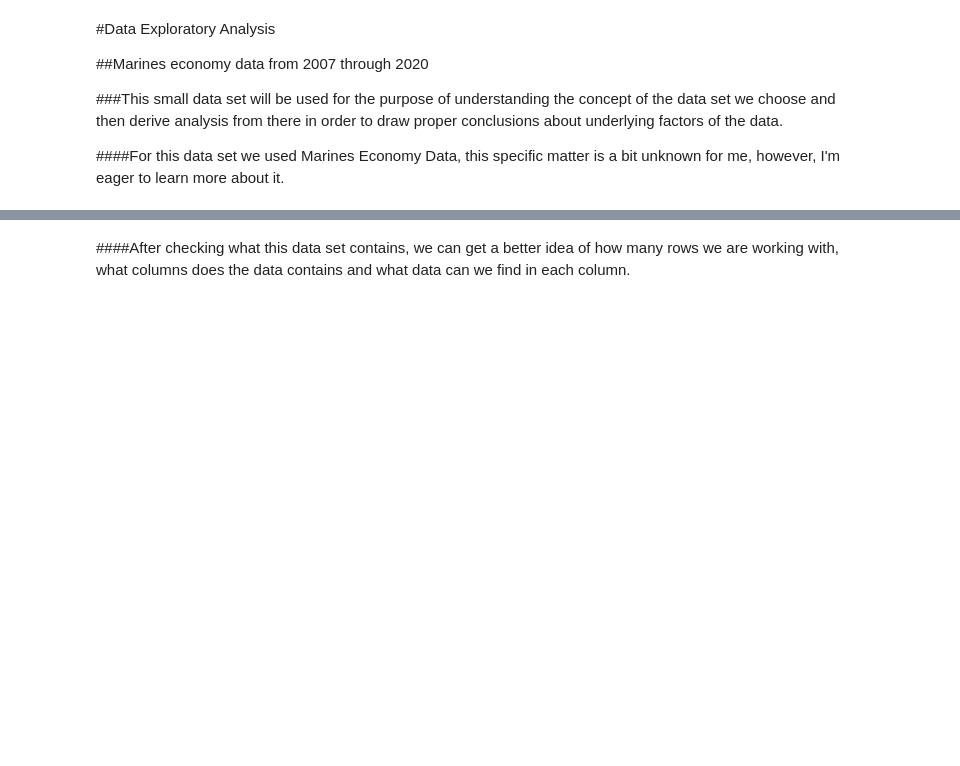
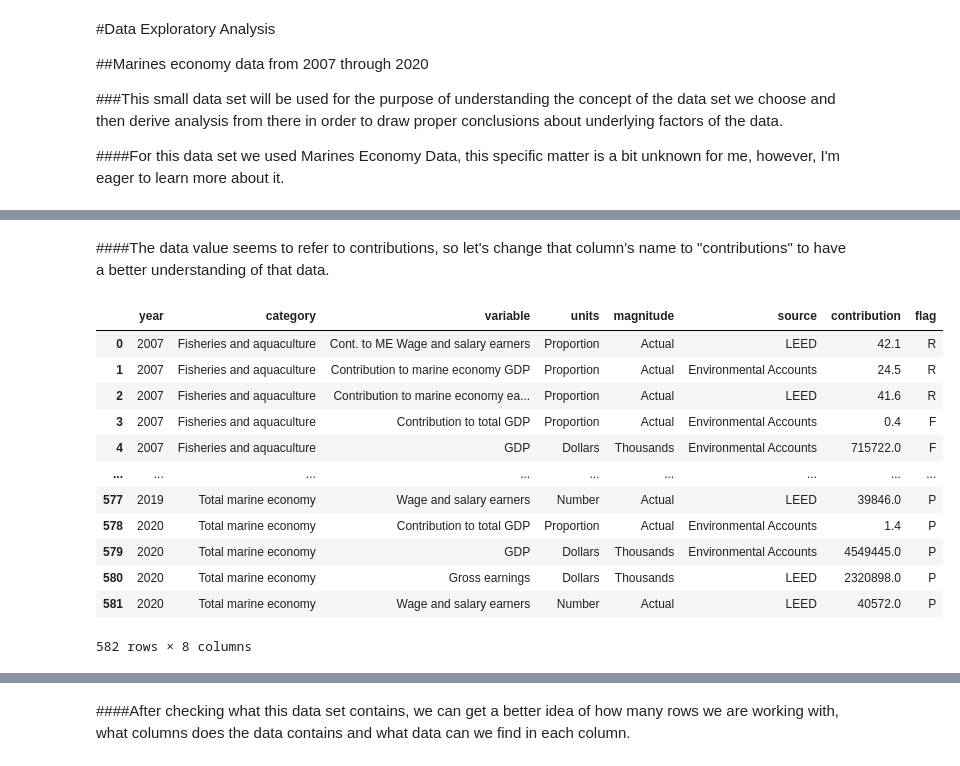
Before and after one commit to Pav-gm/Python_Projects, a Jupyter notebook: DEA_marines.ipynb, the cells around one changed output, grey strips where cells are left out. Cells and saved outputs as stored; diff of their text form; code cells hidden in the pictures; blank space fills up the shorter version.

```diff
--- a/DEA_marines.ipynb
+++ b/DEA_marines.ipynb
@@ -31,6 +30,25 @@ import_data
 | 580 | 2020 | Total marine economy | Gross earnings | Dollars | Thousands | LEED | 2320898.0 | P |
 | 581 | 2020 | Total marine economy | Wage and salary earners | Number | Actual | LEED | 40572.0 | P |
 582 rows × 8 columns
+# %% [markdown]
+####The data value seems to refer to contributions, so let's change that column's name to "contributions" to have a better understanding of that data.
+# %%
+MarinesData = import_data.rename(columns={"data_value":"contribution"})
+MarinesData
+# %% [output]
+|  | year | category | variable | units | magnitude | source | contribution | flag |
+| 0 | 2007 | Fisheries and aquaculture | Cont. to ME Wage and salary earners | Proportion | Actual | LEED | 42.1 | R |
+| 1 | 2007 | Fisheries and aquaculture | Contribution to marine economy GDP | Proportion | Actual | Environmental Accounts | 24.5 | R |
+| 2 | 2007 | Fisheries and aquaculture | Contribution to marine economy ea... | Proportion | Actual | LEED | 41.6 | R |
+| 3 | 2007 | Fisheries and aquaculture | Contribution to total GDP | Proportion | Actual | Environmental Accounts | 0.4 | F |
+| 4 | 2007 | Fisheries and aquaculture | GDP | Dollars | Thousands | Environmental Accounts | 715722.0 | F |
+| ... | ... | ... | ... | ... | ... | ... | ... | ... |
+| 577 | 2019 | Total marine economy | Wage and salary earners | Number | Actual | LEED | 39846.0 | P |
+| 578 | 2020 | Total marine economy | Contribution to total GDP | Proportion | Actual | Environmental Accounts | 1.4 | P |
+| 579 | 2020 | Total marine economy | GDP | Dollars | Thousands | Environmental Accounts | 4549445.0 | P |
+| 580 | 2020 | Total marine economy | Gross earnings | Dollars | Thousands | LEED | 2320898.0 | P |
+| 581 | 2020 | Total marine economy | Wage and salary earners | Number | Actual | LEED | 40572.0 | P |
+582 rows × 8 columns
 # %%
 ####Let's check our data types to understand what kind of data it contains.
 print(MarinesData.dtypes)
```
Also changed, not shown: parts of 8 cells of this notebook.
